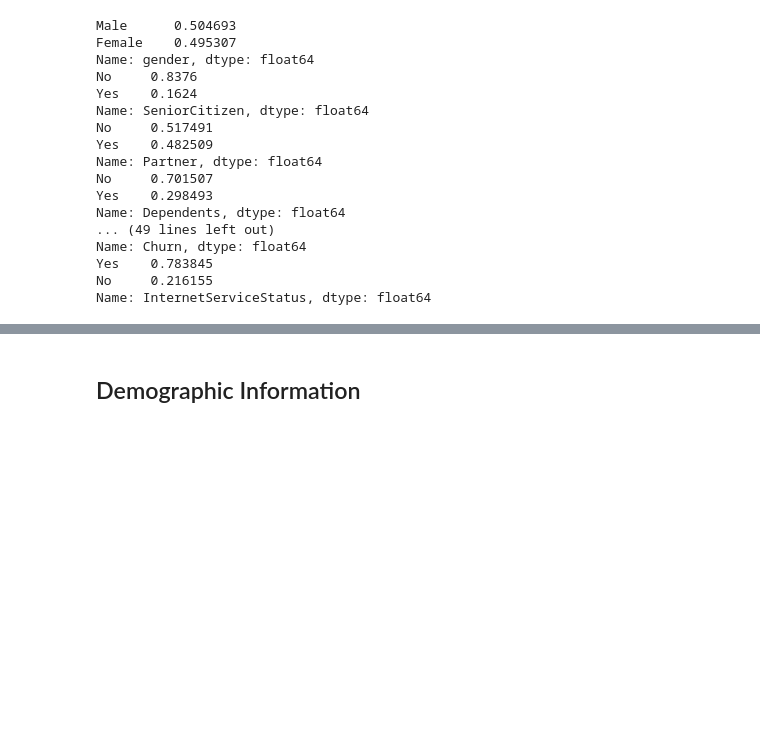
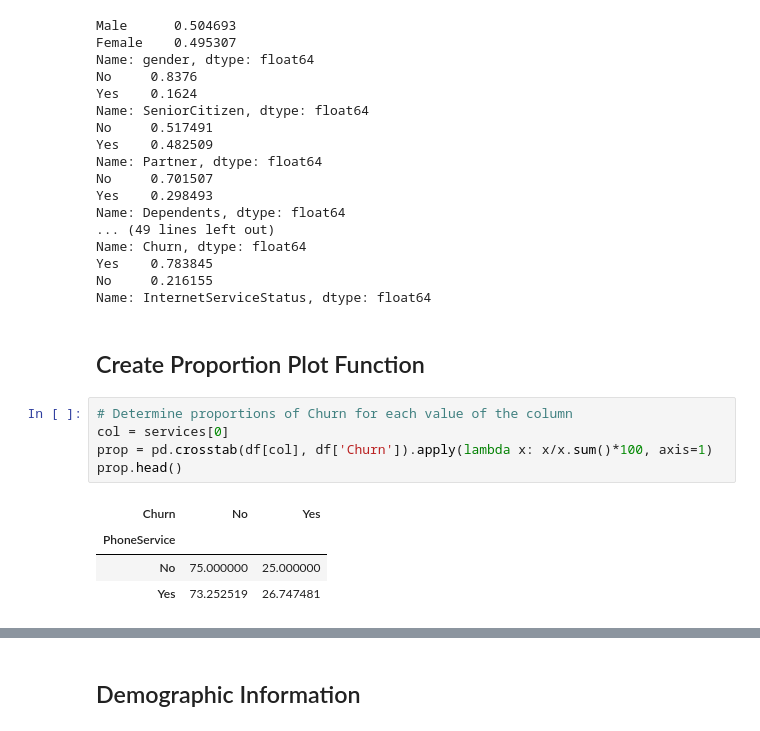
Before and after one commit to cvarney/telco_customer_churn, a Jupyter notebook: varney_christopher_churn.ipynb, the cells around one changed output, grey strips where cells are left out. Saved outputs shown, nothing was run; the diff lists cells and outputs as text; blank space fills up the shorter version.

```diff
--- a/varney_christopher_churn.ipynb
+++ b/varney_christopher_churn.ipynb
@@ -368,3 +364,15 @@ Name: Churn, dtype: float64
 Yes    0.783845
 No     0.216155
 Name: InternetServiceStatus, dtype: float64
+# %% [markdown]
+## Create Proportion Plot Function
+# %%
+# Determine proportions of Churn for each value of the column
+col = services[0]
+prop = pd.crosstab(df[col], df['Churn']).apply(lambda x: x/x.sum()*100, axis=1)
+prop.head()
+# %% [output]
+| Churn | No | Yes |
+| PhoneService |  |  |
+| No | 75.000000 | 25.000000 |
+| Yes | 73.252519 | 26.747481 |
```
Also changed, not shown: parts of 17 cells of this notebook.
